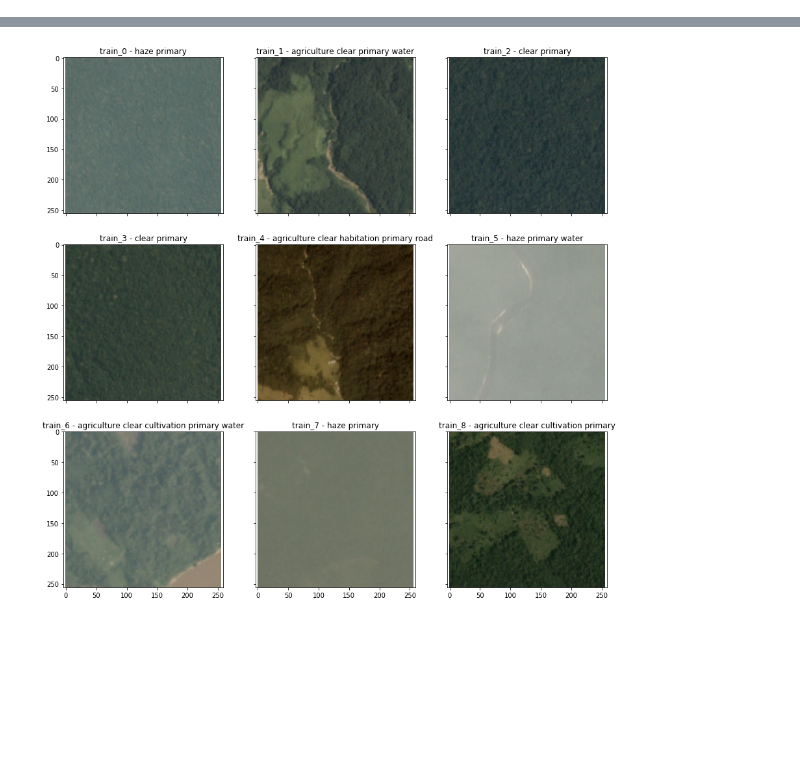
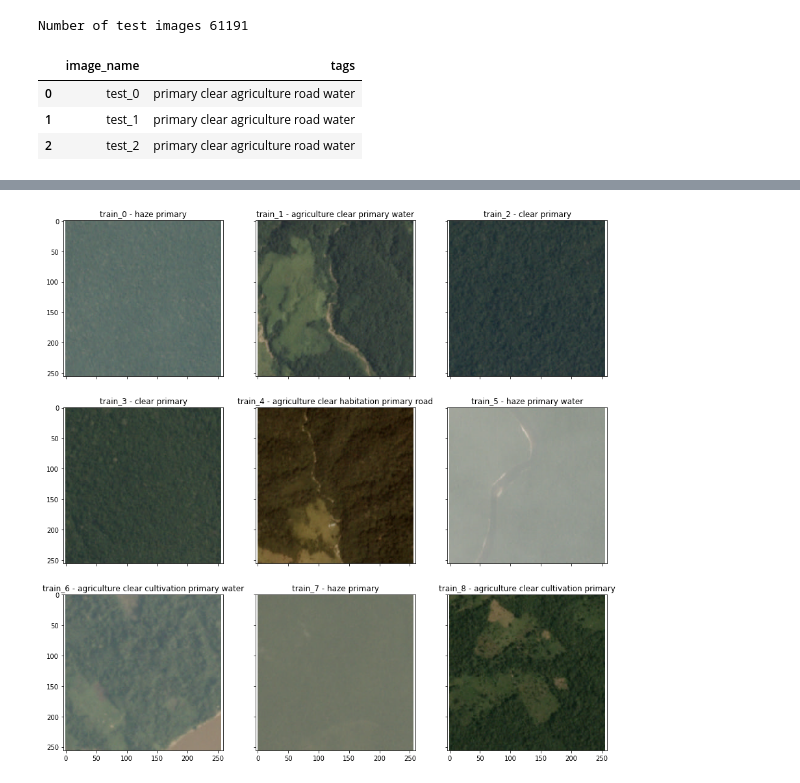
Before and after one commit to ynahshan/kaggle_planet_competition, a Jupyter notebook: udacity_capstone/data_exploration.ipynb, the cells around one changed output, grey strips where cells are left out. Saved outputs shown, nothing was run; the diff lists cells and outputs as text; code cells hidden in the pictures; blank space fills up the shorter version.

```diff
--- a/data_exploration.ipynb
+++ b/udacity_capstone/data_exploration.ipynb
@@ -17,0 +19,10 @@ df_train.head()
+# %%
+df_test = pd.read_csv('inputs/sample_submission_v2.csv')
+print("Number of test images %d" % len(df_test))
+df_test.head(3)
+# %% [output]
+Number of test images 61191
+|  | image_name | tags |
+| 0 | test_0 | primary clear agriculture road water |
+| 1 | test_1 | primary clear agriculture road water |
+| 2 | test_2 | primary clear agriculture road water |
```
Also changed, not shown: parts of 5 cells of this notebook, 2 other files.
